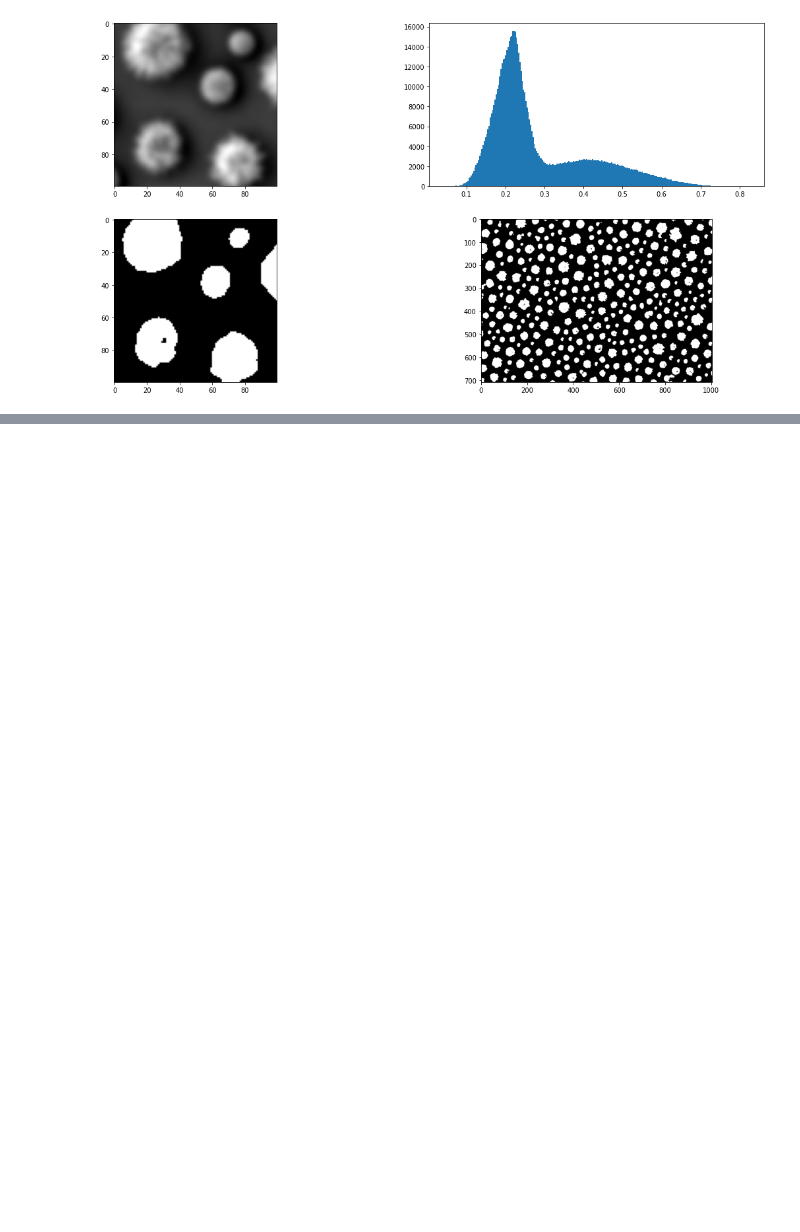
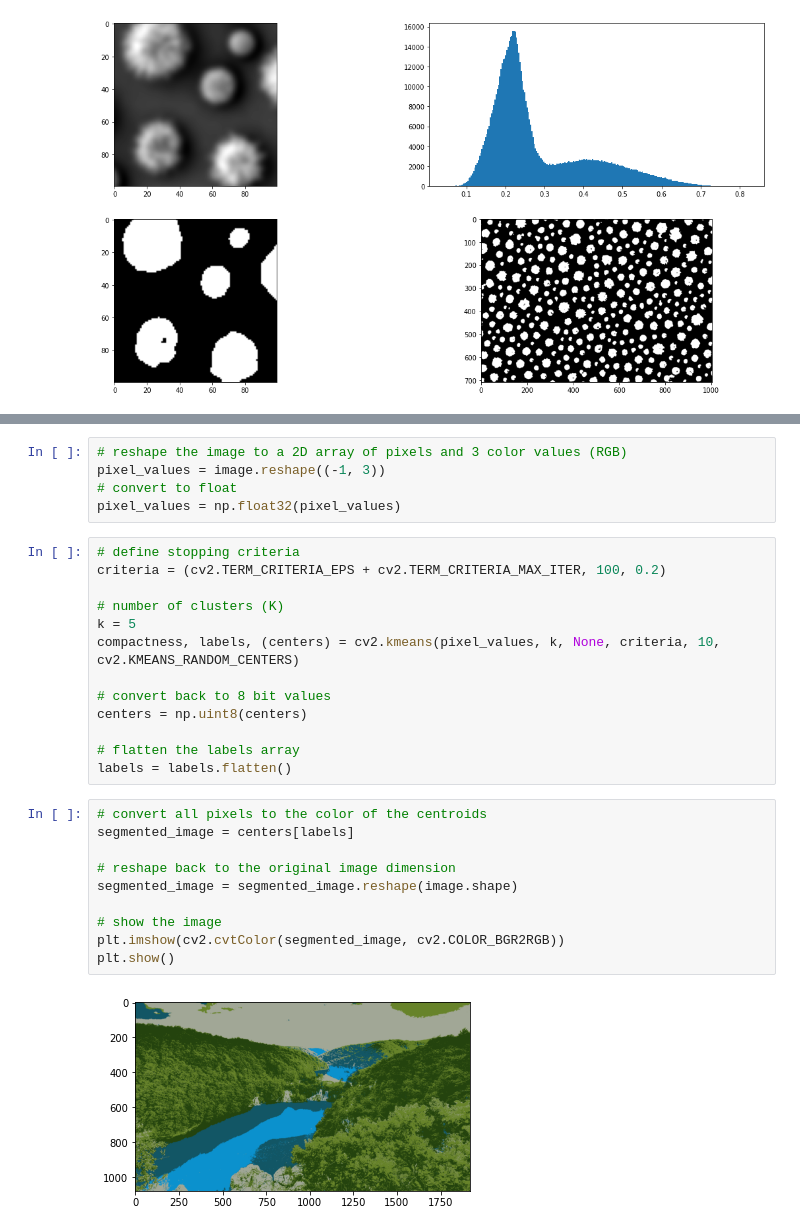
Before and after one commit to borislevant/cvplayground, a Jupyter notebook: segmentation.ipynb, the cells around one changed output, grey strips where cells are left out. Saved outputs shown, nothing was run; the diff lists cells and outputs as text; blank space fills up the shorter version.

```diff
--- a/segmentation.ipynb
+++ b/segmentation.ipynb
@@ -49,0 +58,30 @@ out1 = color.label2rgb(labels1, img, kind='avg', bg_label=0)
+# %%
+# reshape the image to a 2D array of pixels and 3 color values (RGB)
+pixel_values = image.reshape((-1, 3))
+# convert to float
+pixel_values = np.float32(pixel_values)
+# %%
+# define stopping criteria
+criteria = (cv2.TERM_CRITERIA_EPS + cv2.TERM_CRITERIA_MAX_ITER, 100, 0.2)
+
+# number of clusters (K)
+k = 5
+compactness, labels, (centers) = cv2.kmeans(pixel_values, k, None, criteria, 10, cv2.KMEANS_RANDOM_CENTERS)
+
+# convert back to 8 bit values
+centers = np.uint8(centers)
+
+# flatten the labels array
+labels = labels.flatten()
+# %%
+# convert all pixels to the color of the centroids
+segmented_image = centers[labels]
+
+# reshape back to the original image dimension
+segmented_image = segmented_image.reshape(image.shape)
+
+# show the image
+plt.imshow(cv2.cvtColor(segmented_image, cv2.COLOR_BGR2RGB))
+plt.show()
+# %% [output]
+[figure, added]
```
Also changed, not shown: parts of 6 cells of this notebook.
